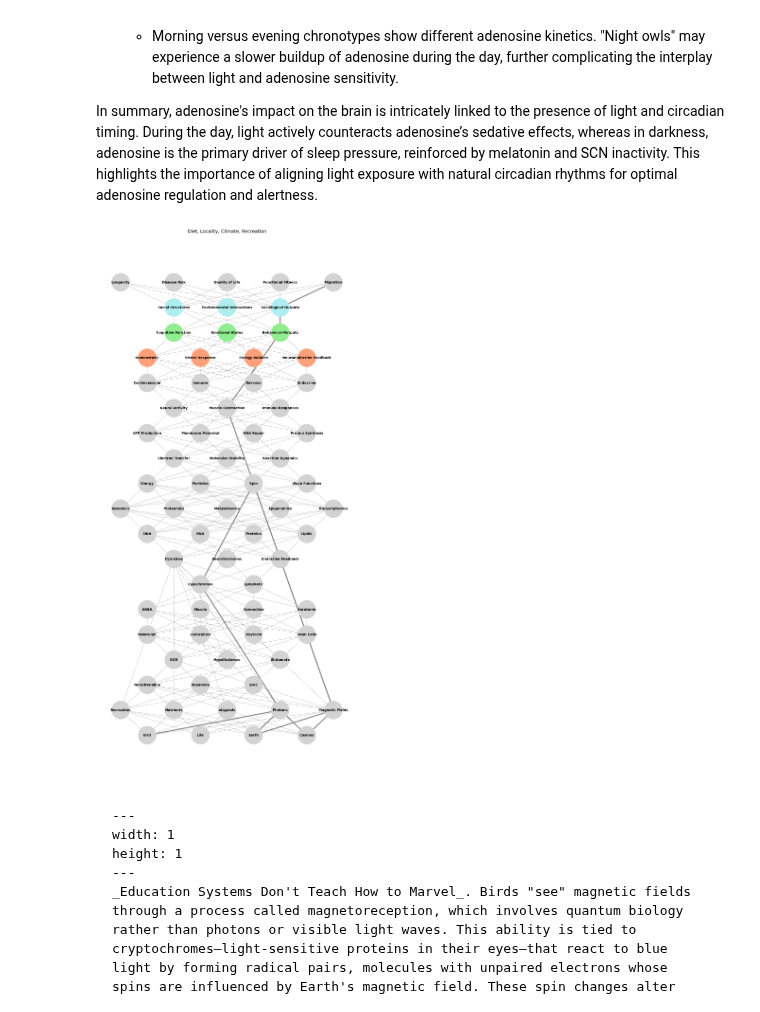
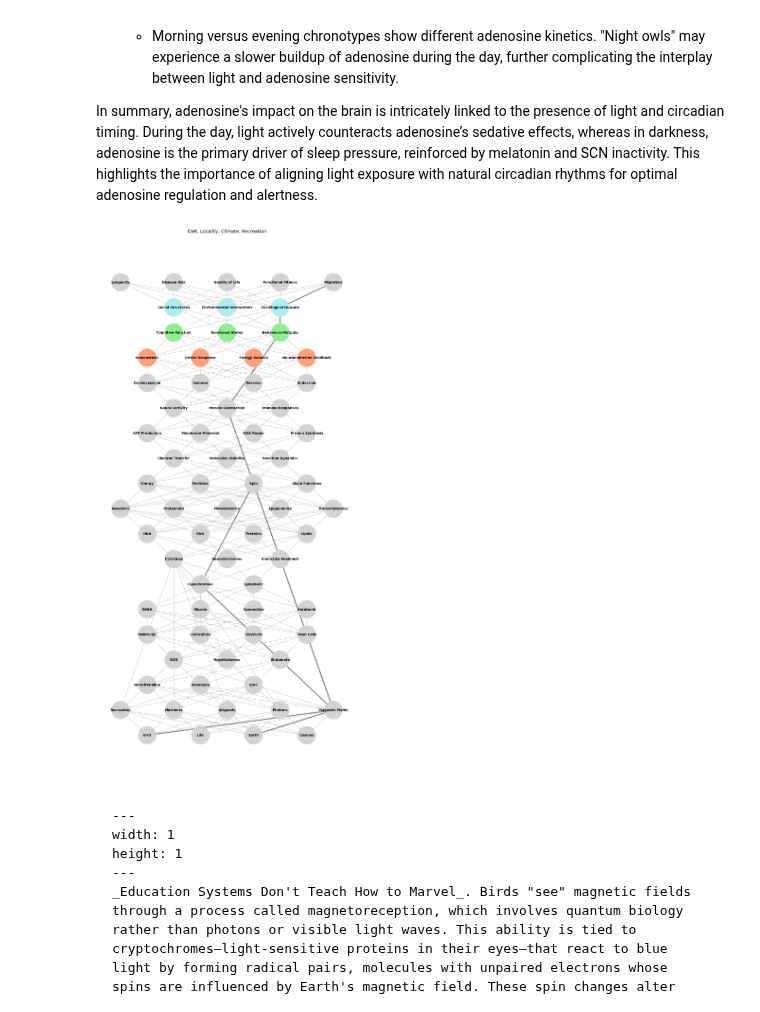
Before and after one commit to abikesa/self-neighbor-god, a Jupyter notebook: kitabo/ensi/_build/jupyter_execute/act1/chapter2.ipynb, the cells around one changed output. Saved outputs shown, nothing was run; the diff lists cells and outputs as text; code cells hidden in the pictures.

````diff
--- a/kitabo/ensi/_build/jupyter_execute/act1/chapter2.ipynb
+++ b/kitabo/ensi/_build/jupyter_execute/act1/chapter2.ipynb
@@ -134,37 +134,36 @@ for node in G_full_biology.nodes():
 
 # Highlight the Stress Pathway
 stress_path = [
-'Bird', 'Photons',
+'Bird', 'Magnetic Fields',
 'Earth', 'Magnetic Fields',
-'Cosmos', 'Photons',
 'Cypochromes',
 'Spin', 'Magnetic Fields',
 'Muscle Contraction',
 'Behavioral Outputs',
 'Sociological Outputs',
 'Migration'
 ]
 
 for i in range(len(stress_path) - 1):
     G_full_biology.add_edge(stress_path[i], stress_path[i + 1], weight=5)
 
 edge_widths = []
 for u, v in G_full_biology.edges():
     if (u, v) in zip(stress_path, stress_path[1:]):
         edge_widths.append(3)  # Highlighted path
     else:
         edge_widths.append(0.5)
 
 # Draw the graph
 plt.figure(figsize=(14, 30))
 nx.draw_networkx_nodes(G_full_biology, pos_full_biology, node_size=3000, node_color=node_colors)
 nx.draw_networkx_labels(G_full_biology, pos_full_biology, font_size=10, font_weight="bold")
 nx.draw_networkx_edges(G_full_biology, pos_full_biology, width=edge_widths, edge_color="gray")
 plt.title("Diet, Locality, Climate, Recreation", fontsize=14)
 plt.axis('off')
 plt.show()
 # %% [output]
-[figure, old version]
+[figure, new version]
 # %% [markdown]
 ```{figure} ../figures/blanche.*
 ---
````
Also changed, not shown: 7 other files.
